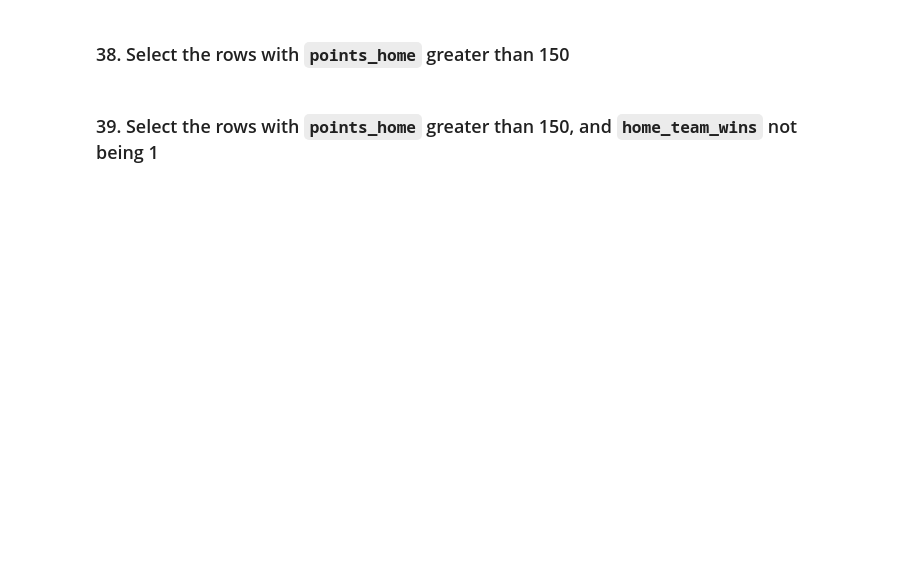
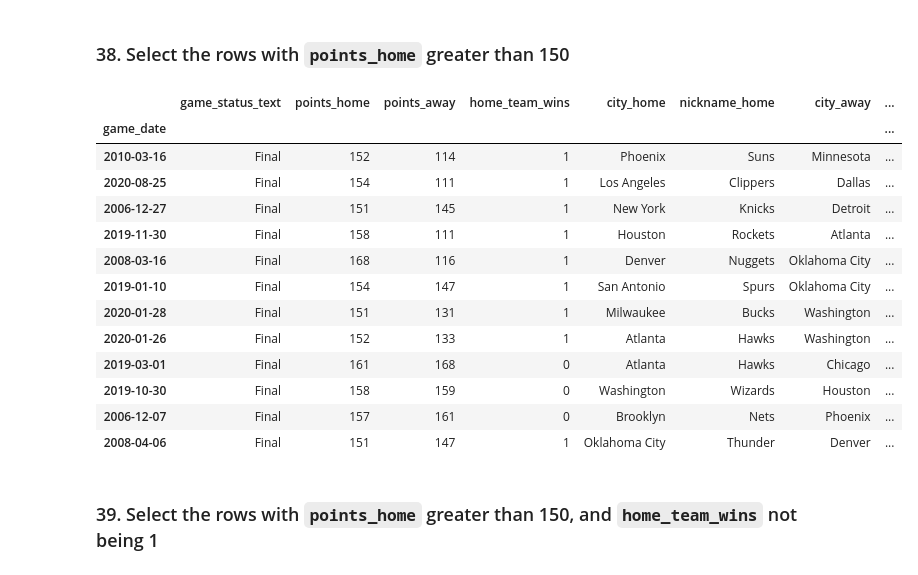
Before and after one commit to Adam-Behun/python-data-analysis, a Jupyter notebook: capstone/Question_practice_exercise+(importing_manipulation).ipynb, the cells around one changed output. Cells and saved outputs as stored; diff of their text form; code cells hidden in the pictures; blank space fills up the shorter version.

```diff
--- a/capstone/Question_practice_exercise+(importing_manipulation).ipynb
+++ b/capstone/Question_practice_exercise+(importing_manipulation).ipynb
@@ -273,4 +478,21 @@ Feel free to test the difference of the csv files with or without the argument `
 # %% [markdown]
 ### 38. Select the rows with `points_home` greater than 150
+# %%
+games[games['points_home']>150]
+# %% [output]
+|  | game_status_text | points_home | points_away | home_team_wins | city_home | nickname_home | city_away | ... |
+| game_date |  |  |  |  |  |  |  | ... |
+| 2010-03-16 | Final | 152 | 114 | 1 | Phoenix | Suns | Minnesota | ... |
+| 2020-08-25 | Final | 154 | 111 | 1 | Los Angeles | Clippers | Dallas | ... |
+| 2006-12-27 | Final | 151 | 145 | 1 | New York | Knicks | Detroit | ... |
+| 2019-11-30 | Final | 158 | 111 | 1 | Houston | Rockets | Atlanta | ... |
+| 2008-03-16 | Final | 168 | 116 | 1 | Denver | Nuggets | Oklahoma City | ... |
+| 2019-01-10 | Final | 154 | 147 | 1 | San Antonio | Spurs | Oklahoma City | ... |
+| 2020-01-28 | Final | 151 | 131 | 1 | Milwaukee | Bucks | Washington | ... |
+| 2020-01-26 | Final | 152 | 133 | 1 | Atlanta | Hawks | Washington | ... |
+| 2019-03-01 | Final | 161 | 168 | 0 | Atlanta | Hawks | Chicago | ... |
+| 2019-10-30 | Final | 158 | 159 | 0 | Washington | Wizards | Houston | ... |
+| 2006-12-07 | Final | 157 | 161 | 0 | Brooklyn | Nets | Phoenix | ... |
+| 2008-04-06 | Final | 151 | 147 | 1 | Oklahoma City | Thunder | Denver | ... |
 # %% [markdown]
 ### 39. Select the rows with `points_home` greater than 150, and `home_team_wins` not being 1
```
Also changed, not shown: parts of 34 cells of this notebook, 1 other file.
